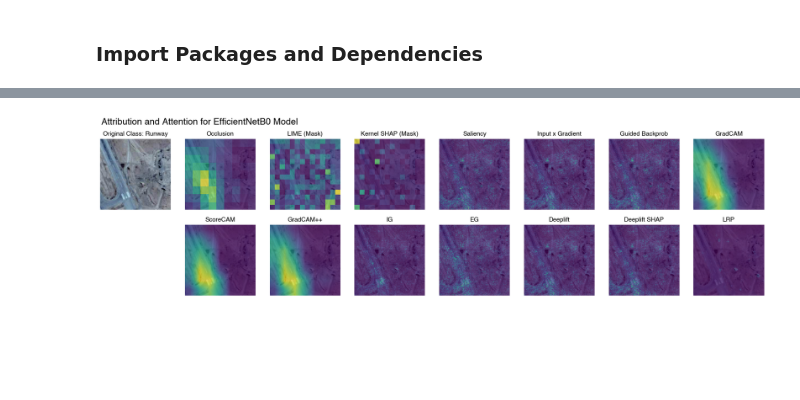
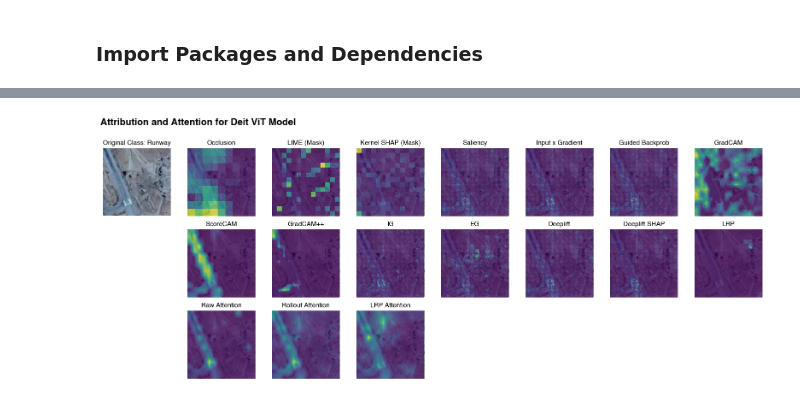
Before and after one commit to IML-DKFZ/latec, a Jupyter notebook: notebooks/attr_vis_image.ipynb, the cells around one changed output, grey strips where cells are left out. Drawn from its saved outputs; the diff is of its cells as text; code cells hidden in the pictures; blank space fills up the shorter version.

```diff
--- a/notebooks/attr_vis_image.ipynb
+++ b/notebooks/attr_vis_image.ipynb
@@ -53,7 +53,7 @@ with torch.no_grad():
 methods = ["Occlusion","LIME (Mask)","Kernel SHAP (Mask)","Saliency","Input x Gradient", "Guided Backprob","GradCAM","ScoreCAM","GradCAM++", "IG", "EG", "Deeplift", "Deeplift SHAP", "LRP", "Raw Attention", "Rollout Attention", "LRP Attention"]
 models = ["ResNet50","EfficientNetB0","Deit ViT"]
 n = 0
-model = 1
+model = 2
 # %%
 import matplotlib.pyplot as plt
 plt.rcParams["font.family"] = "Helvetica"
@@ -80,33 +80,33 @@ for i in range(7):
     mask = np.abs(data[model][n,i,:]).mean(0) # obs , XAI, c, w, h
     axes[0,i+1].imshow(img)
     sns.heatmap(ax =  axes[0,(i+1)], data = mask,cbar=False, cmap="viridis", alpha=0.7)
     axes[0,i+1].axis('off')
     axes[0,i+1].axes.set_title(methods[i],fontsize=11)
 for i in range(7):
     mask = np.abs(data[model][n,7 + i,:]).mean(0)
     axes[1,i+1].imshow(img)
     sns.heatmap(ax =  axes[1,(i+1)], data = mask,cbar=False, cmap="viridis", alpha=0.7)
     axes[1,i+1].axis('off')
     axes[1,i+1].axes.set_title(methods[7 + i],fontsize=11)
 
 
 axes[1,0].axis('off')
 
-fig.suptitle("Attribution and Attention for " + models[model] + " Model", fontsize=16, x = 0.241 if model == 1 else 0.231)
+fig.suptitle("Attribution and Attention for " + models[model] + " Model", fontsize=16, x = 0.251 if model == 1 else 0.238, fontweight='bold')
 
 if model == 2:
     for i in range(3):
         mask = np.abs(data[model][n,14 + i,:]).mean(0)
         axes[2,i+1].imshow(img)
         sns.heatmap(ax =  axes[2,(i+1)], data = mask,cbar=False, cmap="viridis", alpha=0.7)
         axes[2,i+1].axis('off')
         axes[2,i+1].axes.set_title(methods[14 + i],fontsize=11)
     axes[2,0].axis('off')
     axes[2,4].axis('off')
     axes[2,5].axis('off')
     axes[2,6].axis('off')
     axes[2,7].axis('off')
 
-plt.savefig("data/figures/2D_Importance.png", dpi = 300, bbox_inches='tight')
+#plt.savefig("data/figures/2D_" + str(datamodule.__name__) + "_" + str(model) + "_Importance.png", dpi = 200, bbox_inches='tight')
 # %% [output]
-[figure, old version]
+[figure, new version]
```
Also changed, not shown: parts of 1 cell of this notebook, 16 other files.
